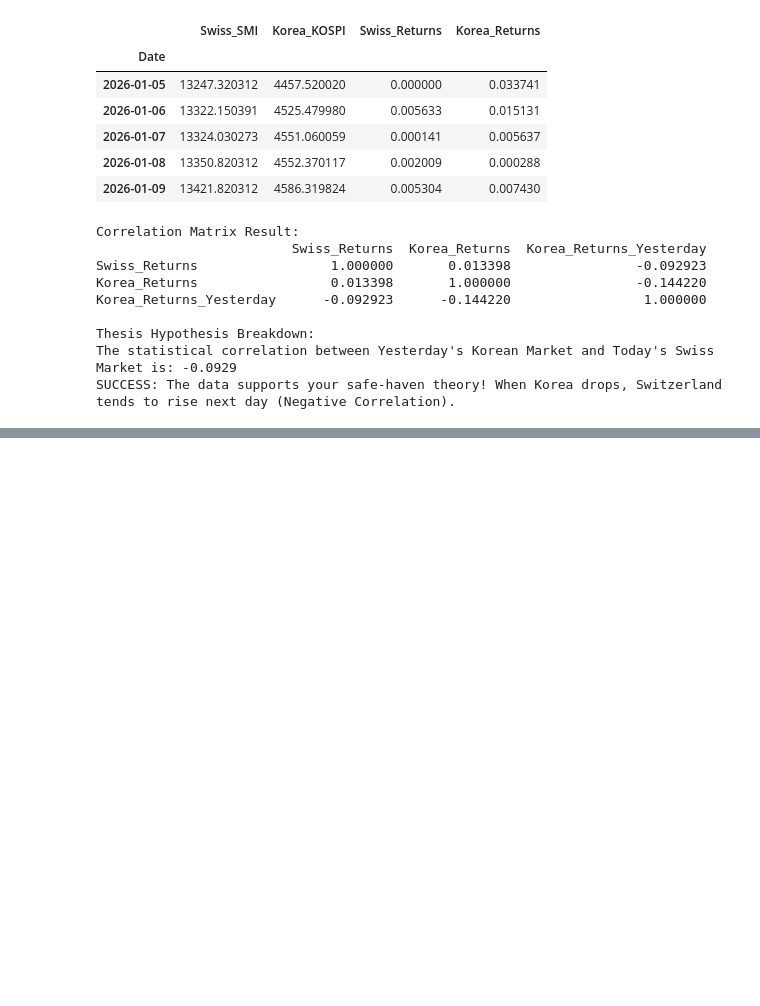
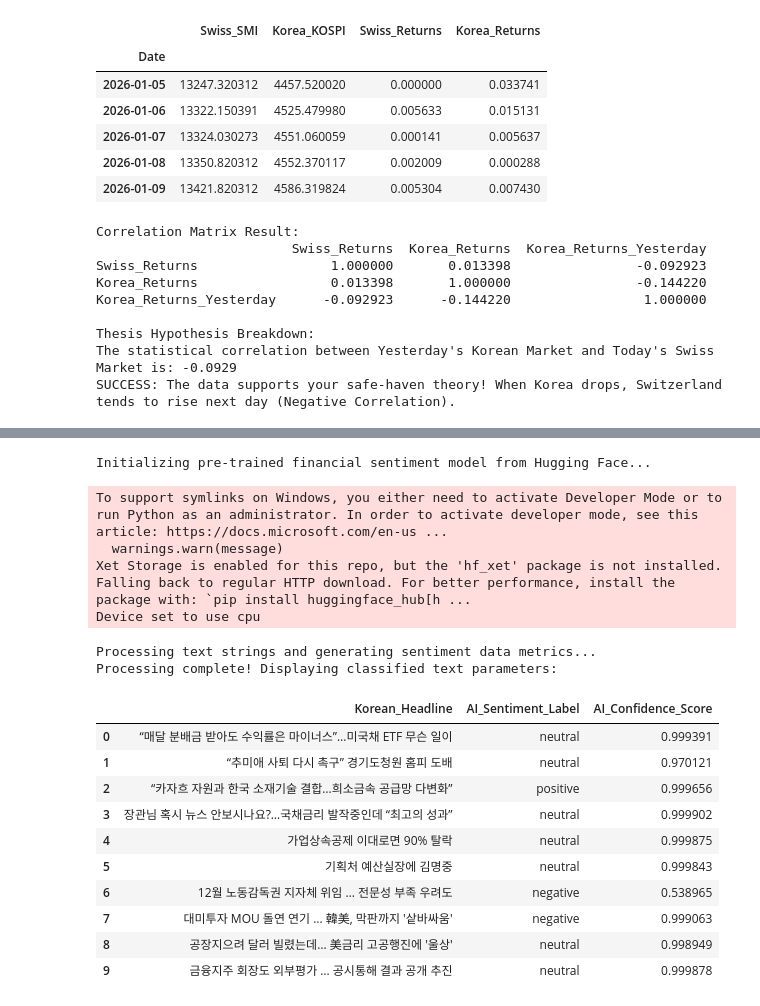
Before and after one commit to Wambura001/lstm-vs-finbert-algorithmic-trading, a Jupyter notebook: notebooks/01_test_download.ipynb, the cells around one changed output, grey strips where cells are left out. Drawn from its saved outputs; the diff is of its cells as text; code cells hidden in the pictures; blank space fills up the shorter version.

```diff
--- a/notebooks/01_test_download.ipynb
+++ b/notebooks/01_test_download.ipynb
@@ -208,0 +277,58 @@ SUCCESS: The data supports your safe-haven theory! When Korea drops, Switzerland
+# %%
+import pandas as pd
+from transformers import pipeline
+
+# ==========================================
+# STEP 8: NATURAL LANGUAGE PROCESSING INFERENCE
+# ==========================================
+
+print("Initializing pre-trained financial sentiment model from Hugging Face...")
+
+# We load a specialized Korean Sentiment Analysis model.
+# The framework will automatically download the neural weights from the cloud.
+nlp_classifier = pipeline(
+    "sentiment-analysis",
+    model="snunlp/KR-FinBERT-SC"  # Seoul National University's fine-tuned model
+)
+
+print("Processing text strings and generating sentiment data metrics...")
+
+predictions = []
+confidence_scores = []
+
+# Loop through our freshly scraped Maeil Business headlines dataframe
+for headline in df_korean_text['Korean_Headline']:
+    # Clean text to prevent tokenizer warnings
+    clean_text = str(headline)[:512]
+
+    # Pass text to the neural layers for mathematical classification
+    result = nlp_classifier(clean_text)[0]
+
+    predictions.append(result['label'])
+    confidence_scores.append(result['score'])
+
+# Append the model predictions back to our master text dataframe matrix
+df_korean_text['AI_Sentiment_Label'] = predictions
+df_korean_text['AI_Confidence_Score'] = confidence_scores
+
+print("Processing complete! Displaying classified text parameters:")
+df_korean_text[['Korean_Headline', 'AI_Sentiment_Label', 'AI_Confidence_Score']].head(10)
+# %% [output]
+Initializing pre-trained financial sentiment model from Hugging Face...
+To support symlinks on Windows, you either need to activate Developer Mode or to run Python as an administrator. In order to activate developer mode, see this article: https://docs.microsoft.com/en-us ...
+  warnings.warn(message)
+Xet Storage is enabled for this repo, but the 'hf_xet' package is not installed. Falling back to regular HTTP download. For better performance, install the package with: `pip install huggingface_hub[h ...
+Device set to use cpu
+Processing text strings and generating sentiment data metrics...
+Processing complete! Displaying classified text parameters:
+|  | Korean_Headline | AI_Sentiment_Label | AI_Confidence_Score |
+| 0 | “매달 분배금 받아도 수익률은 마이너스”…미국채 ETF 무슨 일이 | neutral | 0.999391 |
+| 1 | “추미애 사퇴 다시 촉구” 경기도청원 홈피 도배 | neutral | 0.970121 |
+| 2 | “카자흐 자원과 한국 소재기술 결합…희소금속 공급망 다변화” | positive | 0.999656 |
+| 3 | 장관님 혹시 뉴스 안보시나요?…국채금리 발작중인데 “최고의 성과” | neutral | 0.999902 |
+| 4 | 가업상속공제 이대로면 90% 탈락 | neutral | 0.999875 |
+| 5 | 기획처 예산실장에 김명중 | neutral | 0.999843 |
+| 6 | 12월 노동감독권 지자체 위임 … 전문성 부족 우려도 | negative | 0.538965 |
+| 7 | 대미투자 MOU 돌연 연기 … 韓美, 막판까지 '샅바싸움' | negative | 0.999063 |
+| 8 | 공장지으려 달러 빌렸는데… 美금리 고공행진에 '울상' | neutral | 0.998949 |
+| 9 | 금융지주 회장도 외부평가 … 공시통해 결과 공개 추진 | neutral | 0.999878 |
```
Also changed, not shown: parts of 2 cells of this notebook, 1 other file.
